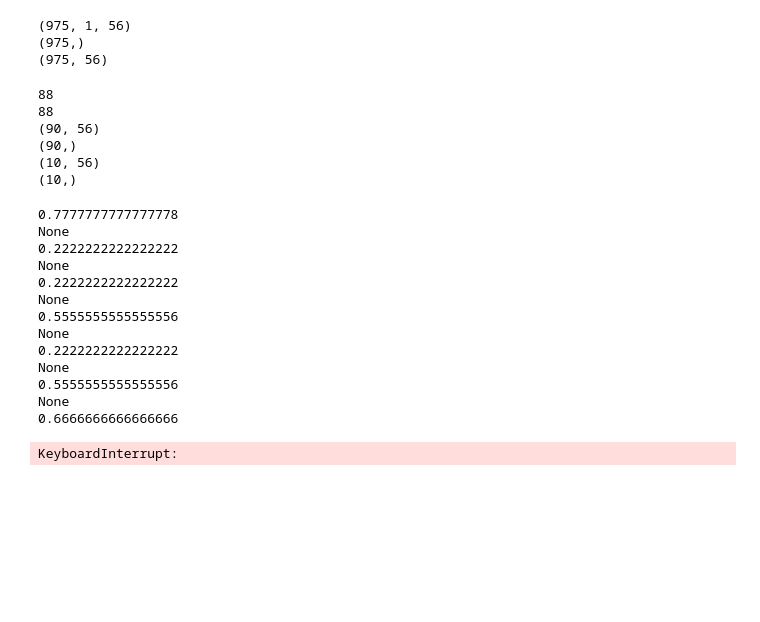
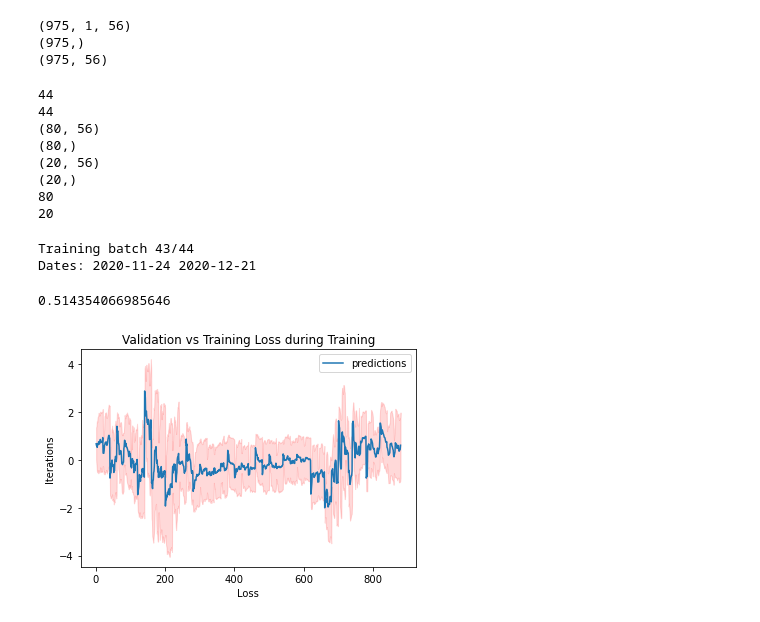
Before and after one commit to apof/Master-Thesis-----Deep-Kernel-Learning-and-Neural-Processes--combining-GPs-with-DL, a Jupyter notebook: GPs Experiments.ipynb, the cells around one changed output. Saved outputs shown, nothing was run; the diff lists cells and outputs as text; code cells hidden in the pictures; blank space fills up the shorter version.

```diff
--- a/GPs Experiments.ipynb
+++ b/GPs Experiments.ipynb
@@ -139,20 +139,24 @@ train_batches,test_batches = utils.train_test_split(inp,lbl,dates,100,0.9)
 # %%
 print(len(train_batches))
 print(len(test_batches))
-train_data,train_labels,dates = train_batches[0]
-test_data,test_labels,dates = test_batches[0]
+train_data,train_labels,train_dates = train_batches[0]
+test_data,test_labels,test_dates = test_batches[0]
 
 print(train_data.shape)
 print(train_labels.shape)
 print(test_data.shape)
 print(test_labels.shape)
+print(len(train_dates))
+print(len(test_dates))
 # %% [output]
-88
-88
-(90, 56)
-(90,)
-(10, 56)
-(10,)
+44
+44
+(80, 56)
+(80,)
+(20, 56)
+(20,)
+80
+20
 # %%
 # We will use the simplest form of GP model, exact inference
 class ExactGPModel(gpytorch.models.ExactGP):
@@ -169,12 +173,16 @@ class ExactGPModel(gpytorch.models.ExactGP):
         return gpytorch.distributions.MultivariateNormal(mean_x, covar_x)
 # %%
 losses = []
-metrics = []
 predictions = []
 
 for i,train_batch in enumerate(train_batches):
+
+    print("Training batch " + str(i) + "/" + str(len(train_batches)))
     train_data,train_labels,dates = train_batch
     test_data,test_labels,dates = test_batches[i]
+    print("Dates: " + dates[0] + " " + dates[-1])
+    clear_output(wait=True)
+
 
     train_data = torch.from_numpy(train_data)
     train_labels = torch.from_numpy(train_labels)
@@ -213,6 +221,7 @@ for i,train_batch in enumerate(train_batches):
             model.covar_module.base_kernel.lengthscale.item(),
             model.likelihood.noise.item()
         ))'''
+        losses.append(loss)
         optimizer.step()
 
     # Get into evaluation (predictive posterior) mode
@@ -223,21 +232,42 @@ for i,train_batch in enumerate(train_batches):
     # Make predictions by feeding model through likelihood
     with torch.no_grad(), gpytorch.settings.fast_pred_var():
         observed_pred = likelihood(model(test_data))
+        predictions.append(observed_pred)
 
-    print(utils.mean_directional_accuracy(test_labels.numpy(),observed_pred.mean.numpy()))
-    time.sleep(5)
+    #time.sleep(5)
 # %% [output]
-0.7777777777777778
-None
-0.2222222222222222
-None
-0.2222222222222222
-None
-0.5555555555555556
-None
-0.2222222222222222
-None
-0.5555555555555556
-None
-0.6666666666666666
+Training batch 43/44
+Dates: 2020-11-24 2020-12-21
-KeyboardInterrupt:
+# %%
+print(mmda/len(train_batches))
+# %% [output]
+0.514354066985646
+# %%
+### get the predictions
+mean_preds = []
+lower = []
+upper = []
+
+
+for pred in predictions:
+        mean_preds.append(pred.mean.numpy())
+        l, u = pred.confidence_region()
+        lower.append(l.numpy())
+        upper.append(u.numpy())
+
+mean_preds = np.array(mean_preds).flatten()
+lower = np.array(lower).flatten()
+upper = np.array(upper).flatten()
+# %%
+index = [i+1 for i in range(mean_preds.shape[0])]
+# %%
+fig, ax = plt.subplots()
+ax.plot(index,mean_preds,label = 'predictions')
+ax.fill_between(index, lower, upper, color='r', alpha=.15)
+plt.xlabel('Loss')
+plt.ylabel('Iterations')
+plt.title('Validation vs Training Loss during Training')
+plt.legend()
+plt.show()
+# %% [output]
+[figure, added]
```
Also changed, not shown: parts of 4 cells of this notebook.
